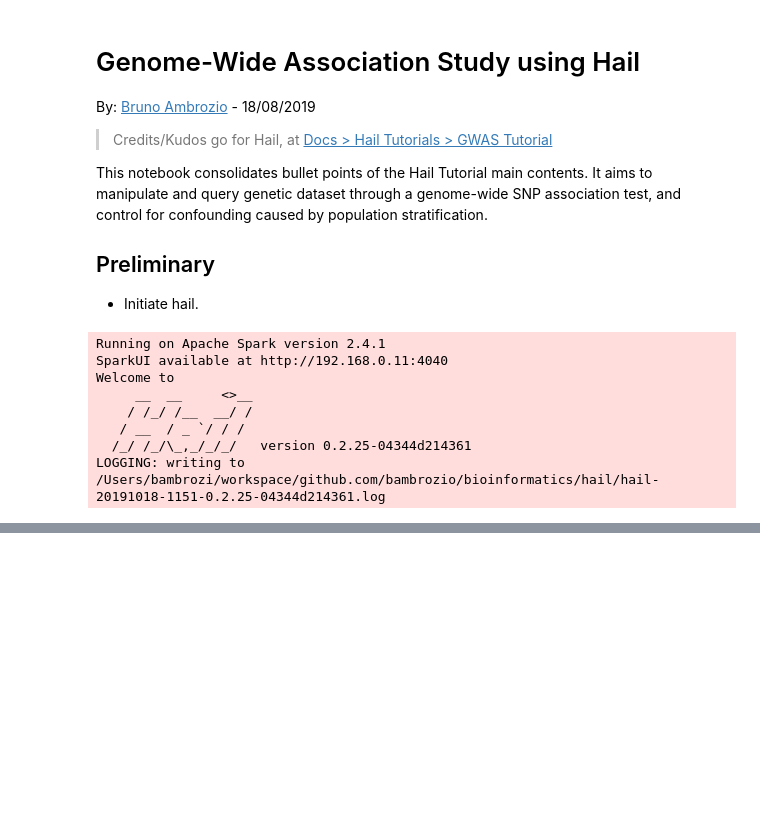
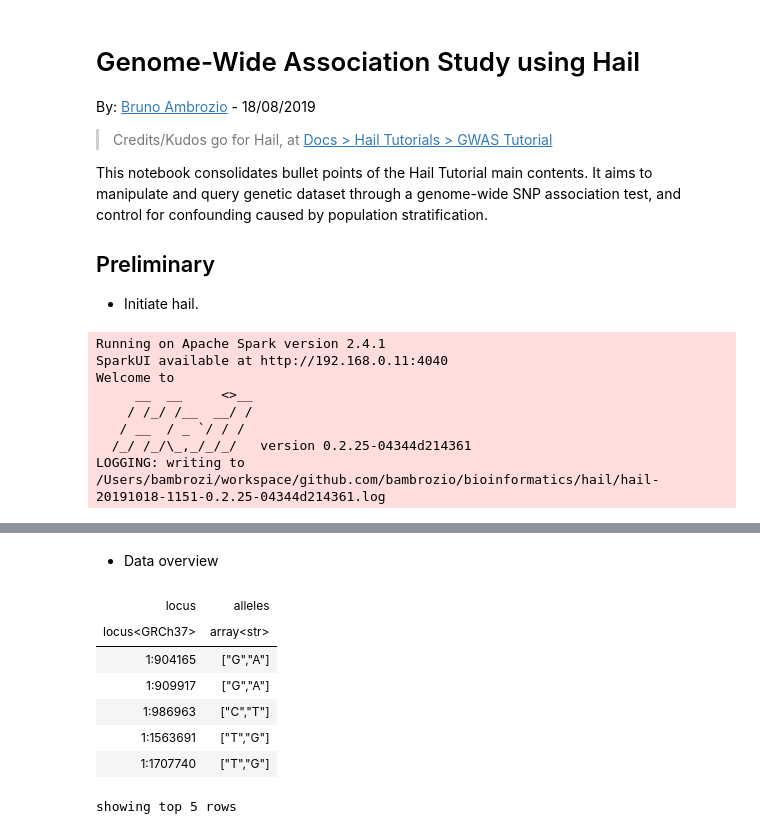
Before and after one commit to bambrozio/bioinformatics, a Jupyter notebook: hail/HailGWASTutorial.ipynb, the cells around one changed output, grey strips where cells are left out. Cells and saved outputs as stored; diff of their text form; code cells hidden in the pictures; blank space fills up the shorter version.

```diff
--- a/hail/HailGWASTutorial.ipynb
+++ b/hail/HailGWASTutorial.ipynb
@@ -30,0 +52,15 @@ Loading BokehJS ...
+# %%
+mt = hl.read_matrix_table('data/1kg.mt')
+# %% [markdown]
+* Data overview
+# %%
+mt.rows().select().show(5)
+# %% [output]
+| locus | alleles |
+| locus<GRCh37> | array<str> |
+| 1:904165 | ["G","A"] |
+| 1:909917 | ["G","A"] |
+| 1:986963 | ["C","T"] |
+| 1:1563691 | ["T","G"] |
+| 1:1707740 | ["T","G"] |
+showing top 5 rows
```
Also changed, not shown: parts of 27 cells of this notebook.
